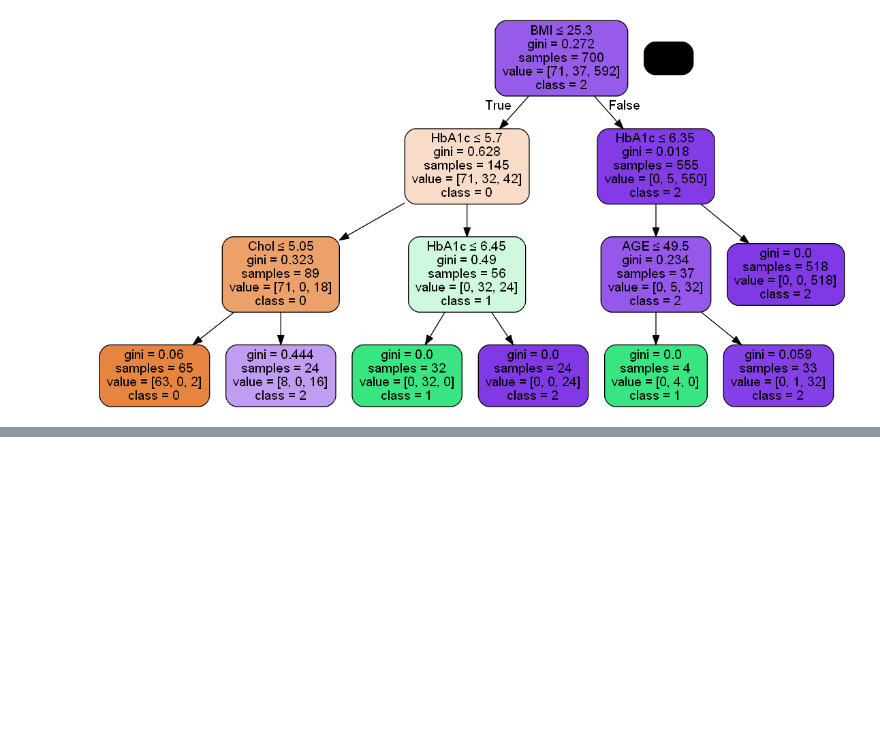
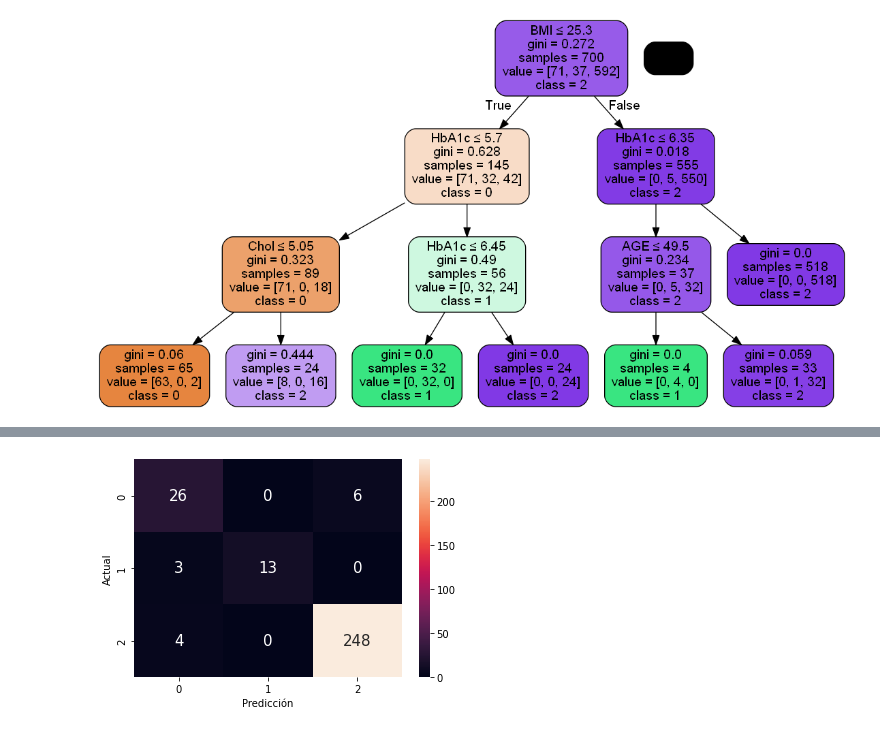
Before and after one commit to aczambrano3/Lab1-Arbol-de-Decision_Diabetes, a Jupyter notebook: [NRC_6292]_AndersonZambrano_Lab1Unidad2.ipynb, the cells around one changed output, grey strips where cells are left out. Saved outputs shown, nothing was run; the diff lists cells and outputs as text; code cells hidden in the pictures; blank space fills up the shorter version.

Commit message:
Creación y gráfica de la matriz de confusión

```diff
--- a/[NRC_6292]_AndersonZambrano_Lab1Unidad2.ipynb
+++ b/[NRC_6292]_AndersonZambrano_Lab1Unidad2.ipynb
@@ -150,3 +150,6 @@ graph.write_png('diabetesPodado.png')
 Image(graph.create_png())
 # %% [output]
 [figure]
+# %%
+matriz_Confusion = pd.crosstab(y_test, y_pred, rownames=['Actual'], colnames=['Predicción'])
+matriz_Confusion
@@ -152,0 +162,5 @@ Image(graph.create_png())
+# %%
+sn.heatmap(matriz_Confusion, annot=True,  annot_kws={'size': 15}, fmt = "d")
+plt.show()
+# %% [output]
+[figure, added]
```
Also changed, not shown: parts of 1 cell of this notebook.
